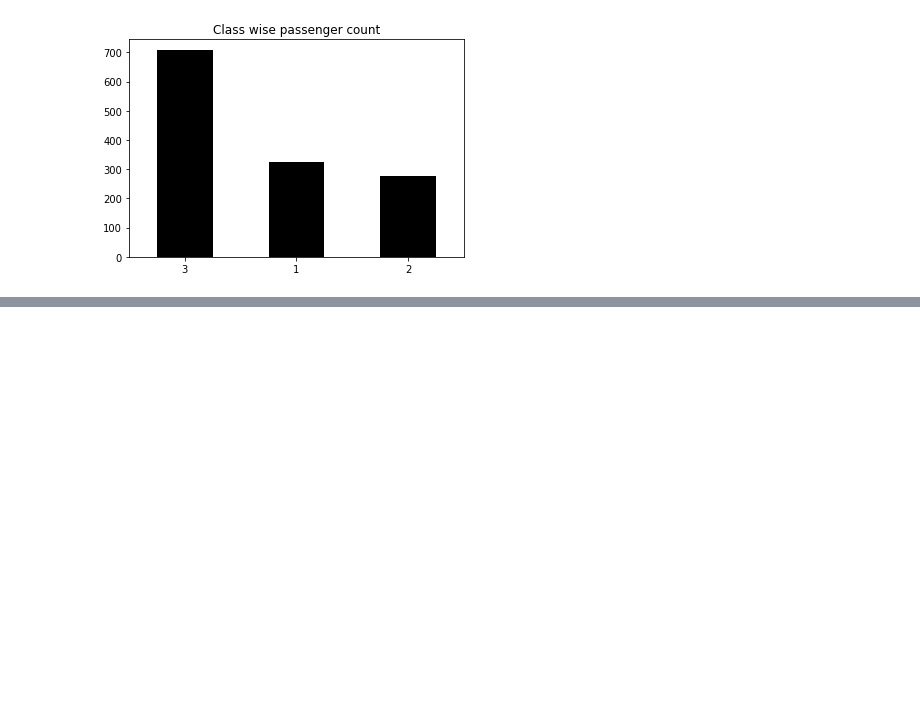
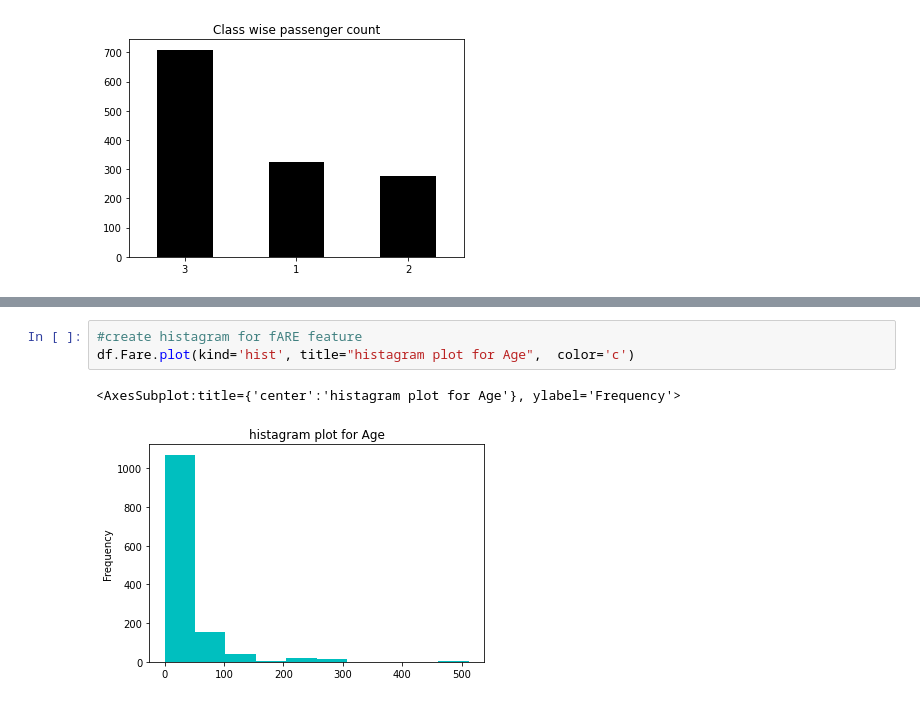
Before and after one commit to jawyoonis/DATASCIENCE_ML_PROJECTS, a Jupyter notebook: notebooks/Exploring-processing-data.ipynb, the cells around one changed output, grey strips where cells are left out. Saved outputs shown, nothing was run; the diff lists cells and outputs as text; blank space fills up the shorter version.

```diff
--- a/notebooks/Exploring-processing-data.ipynb
+++ b/notebooks/Exploring-processing-data.ipynb
@@ -233,0 +268,6 @@ df.Pclass.value_counts().plot(kind='bar', rot=0, title="Class wise passenger cou
+# %%
+#create histagram for fARE feature
+df.Fare.plot(kind='hist', title="histagram plot for Age",  color='c')
+# %% [output]
+<AxesSubplot:title={'center':'histagram plot for Age'}, ylabel='Frequency'>
+[figure, added]
```
Also changed, not shown: parts of 21 cells of this notebook, 2 other files.
